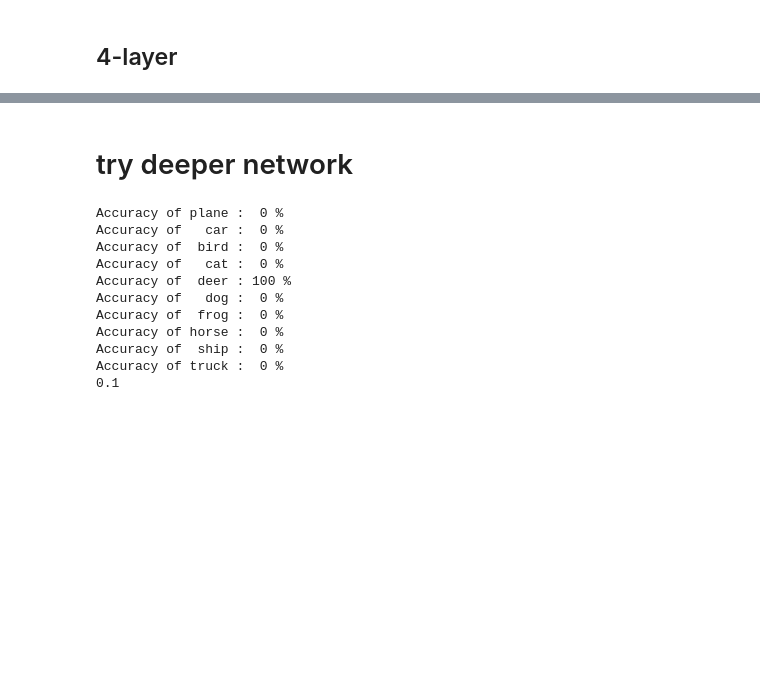
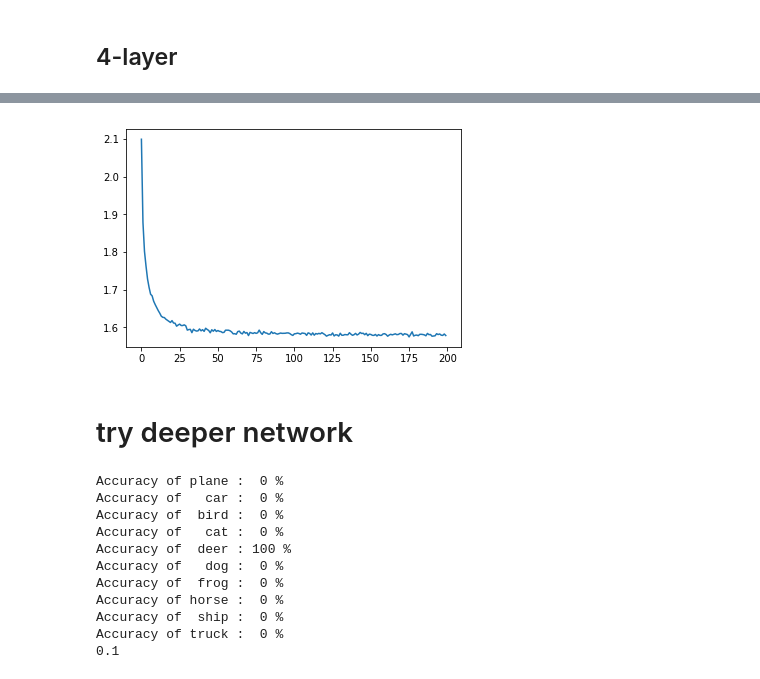
Before and after one commit to yukimasano/randCNN, a Jupyter notebook: cifar10.ipynb, the cells around one changed output, grey strips where cells are left out. Drawn from its saved outputs; the diff is of its cells as text; code cells hidden in the pictures; blank space fills up the shorter version.

```diff
--- a/cifar10.ipynb
+++ b/cifar10.ipynb
@@ -251,0 +280,5 @@ print np.sum(class_correct)/np.sum(class_total)
+# %%
+net4 = rand_Net4()
+net4.cuda()
+train_eval(net4,n_epochs=200)
+# %% [output]
@@ -252,3 +302,4 @@ print np.sum(class_correct)/np.sum(class_total)
+[figure, added]
 # %% [markdown]
 # try deeper network
 # %%
```
Also changed, not shown: parts of 14 cells of this notebook.
